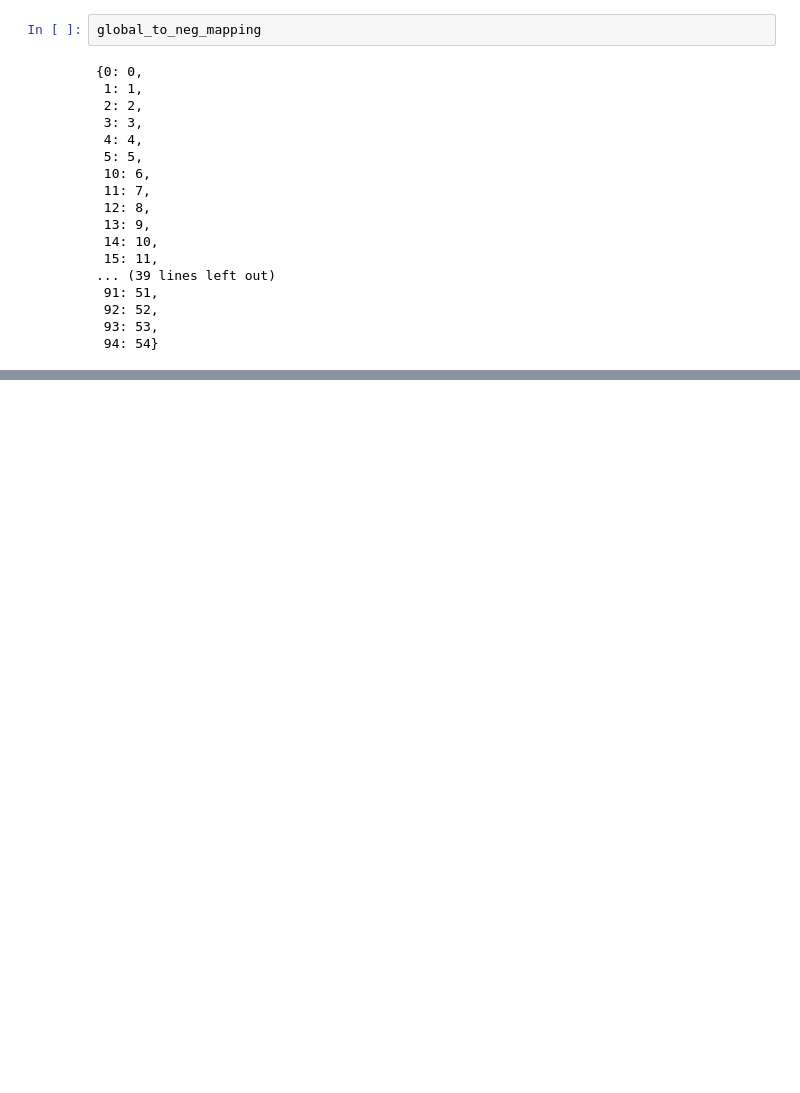
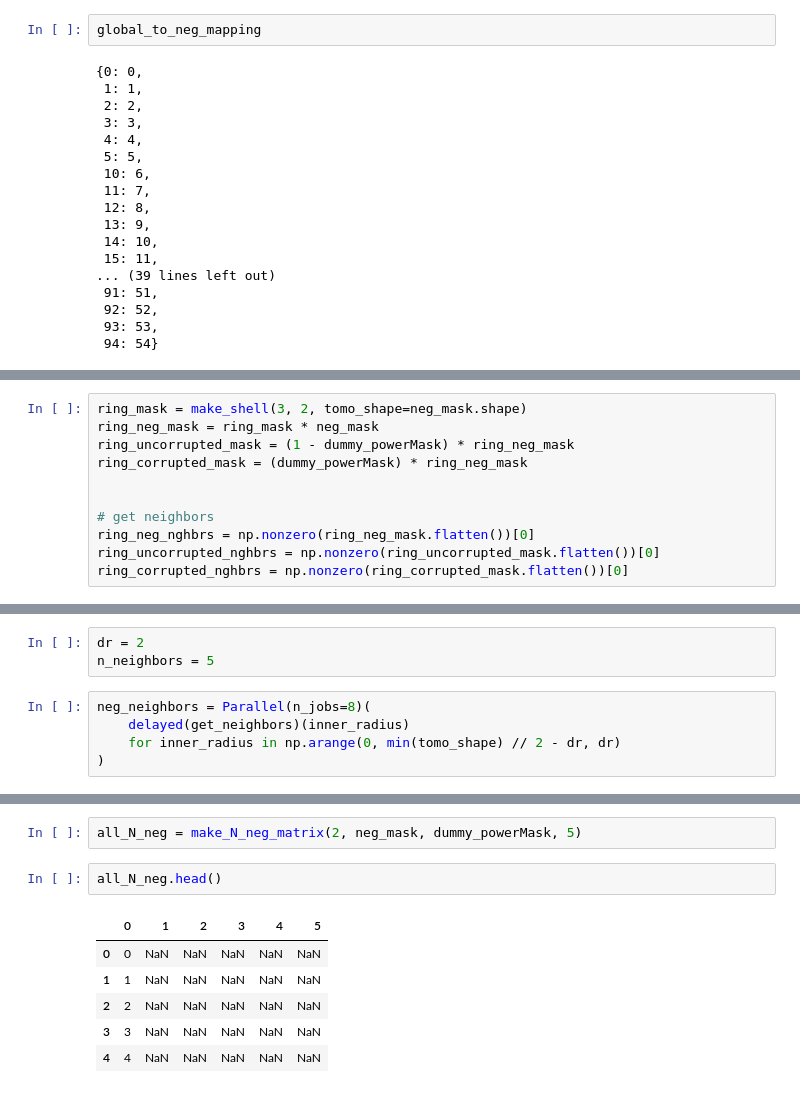
Before and after one commit to Fickincool/master-thesis, a Jupyter notebook: Notebooks/5.10_message_passing.ipynb, the cells around one changed output, grey strips where cells are left out. Cells and saved outputs as stored; diff of their text form; blank space fills up the shorter version.

```diff
--- a/Notebooks/5.10_message_passing.ipynb
+++ b/Notebooks/5.10_message_passing.ipynb
@@ -204,0 +262,11 @@ array([40, 15, 61, 61, 30])
+# %%
+ring_mask = make_shell(3, 2, tomo_shape=neg_mask.shape)
+ring_neg_mask = ring_mask * neg_mask
+ring_uncorrupted_mask = (1 - dummy_powerMask) * ring_neg_mask
+ring_corrupted_mask = (dummy_powerMask) * ring_neg_mask
+
+
+# get neighbors
+ring_neg_nghbrs = np.nonzero(ring_neg_mask.flatten())[0]
+ring_uncorrupted_nghbrs = np.nonzero(ring_uncorrupted_mask.flatten())[0]
+ring_corrupted_nghbrs = np.nonzero(ring_corrupted_mask.flatten())[0]
@@ -204,0 +277,8 @@ array([40, 15, 61, 61, 30])
+# %%
+dr = 2
+n_neighbors = 5
+# %%
+neg_neighbors = Parallel(n_jobs=8)(
+    delayed(get_neighbors)(inner_radius)
+    for inner_radius in np.arange(0, min(tomo_shape) // 2 - dr, dr)
+)
@@ -280,3 +417,14 @@ all_N_neg
+# %%
+all_N_neg = make_N_neg_matrix(2, neg_mask, dummy_powerMask, 5)
+# %%
+all_N_neg.head()
+# %% [output]
+|  | 0 | 1 | 2 | 3 | 4 | 5 |
+| 0 | 0 | NaN | NaN | NaN | NaN | NaN |
+| 1 | 1 | NaN | NaN | NaN | NaN | NaN |
+| 2 | 2 | NaN | NaN | NaN | NaN | NaN |
+| 3 | 3 | NaN | NaN | NaN | NaN | NaN |
+| 4 | 4 | NaN | NaN | NaN | NaN | NaN |
 # %%
 dummy_x_neg = torch.rand(len(global_to_neg_mapping))
 dummy_x_neg = torch.cat((dummy_x_neg, torch.tensor([0])))
```
Also changed, not shown: parts of 30 cells of this notebook, 7 other files.
